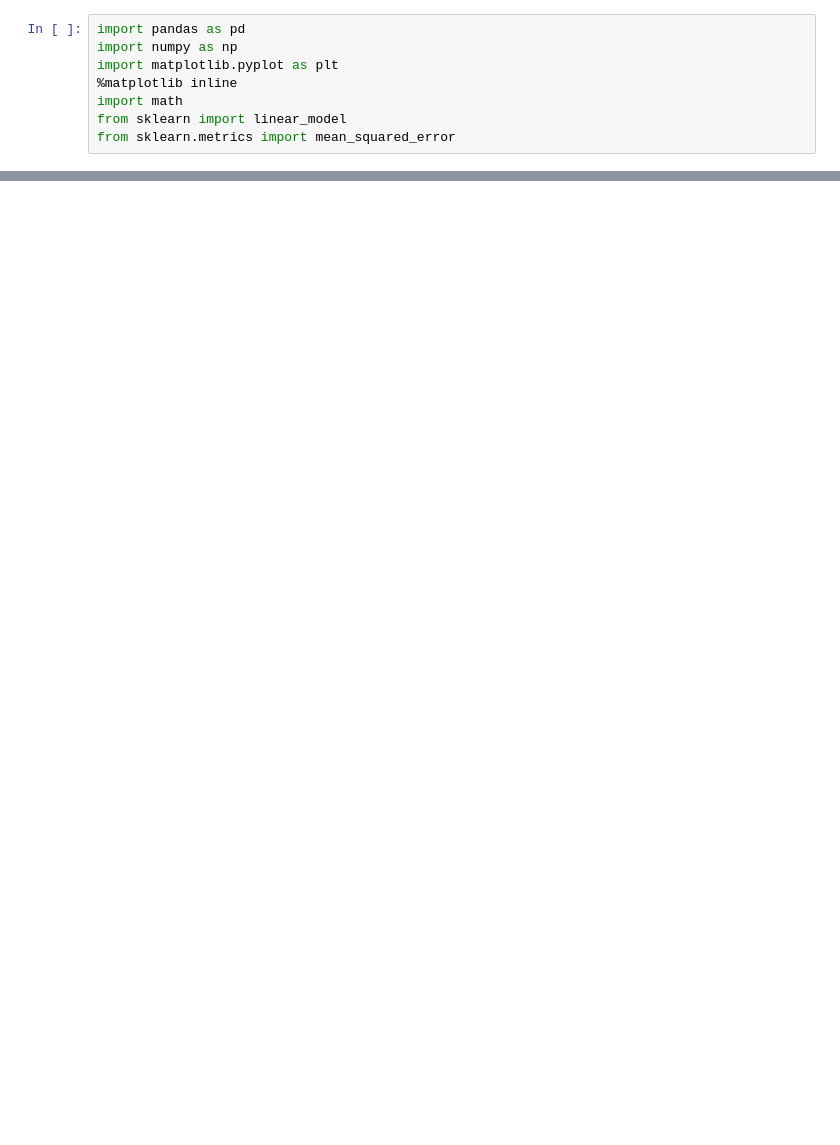
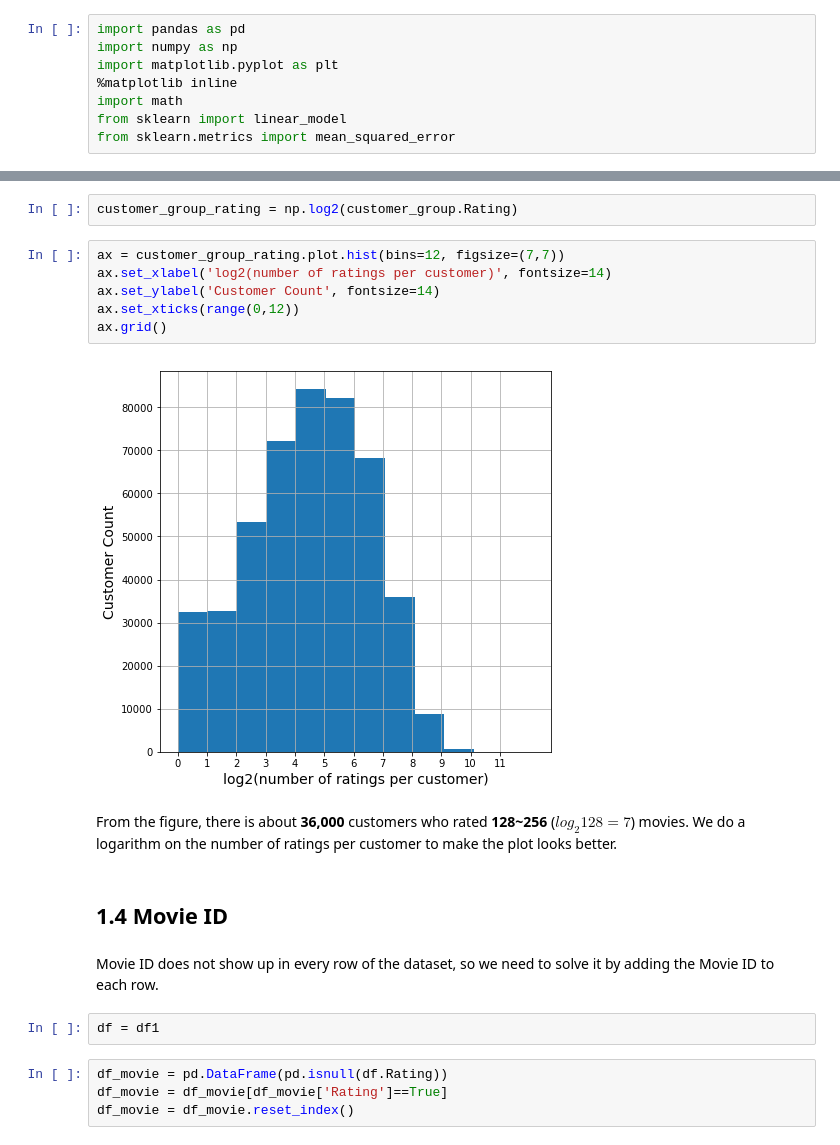
Before and after one commit to caitaozhan/CSE591-Homework, a Jupyter notebook: src/Netfilx.ipynb, the cells around one changed output, grey strips where cells are left out. Saved outputs shown, nothing was run; the diff lists cells and outputs as text; blank space fills up the shorter version.

```diff
--- a/src/Netfilx.ipynb
+++ b/src/Netfilx.ipynb
@@ -27,0 +93,22 @@ memory usage: 12.9+ KB
+# %%
+customer_group_rating = np.log2(customer_group.Rating)
+# %%
+ax = customer_group_rating.plot.hist(bins=12, figsize=(7,7))
+ax.set_xlabel('log2(number of ratings per customer)', fontsize=14)
+ax.set_ylabel('Customer Count', fontsize=14)
+ax.set_xticks(range(0,12))
+ax.grid()
+# %% [output]
+[figure, added]
+# %% [markdown]
+From the figure, there is about **36,000** customers who rated **128~256** ($log_2{128}=7$) movies. We do a logarithm on the number of ratings per customer to make the plot looks better.
+# %% [markdown]
+## 1.4 Movie ID
+# %% [markdown]
+Movie ID does not show up in every row of the dataset, so we need to solve it by adding the Movie ID to each row.
+# %%
+df = df1
+# %%
+df_movie = pd.DataFrame(pd.isnull(df.Rating))
+df_movie = df_movie[df_movie['Rating']==True]
+df_movie = df_movie.reset_index()
```
Also changed, not shown: parts of 29 cells of this notebook.
